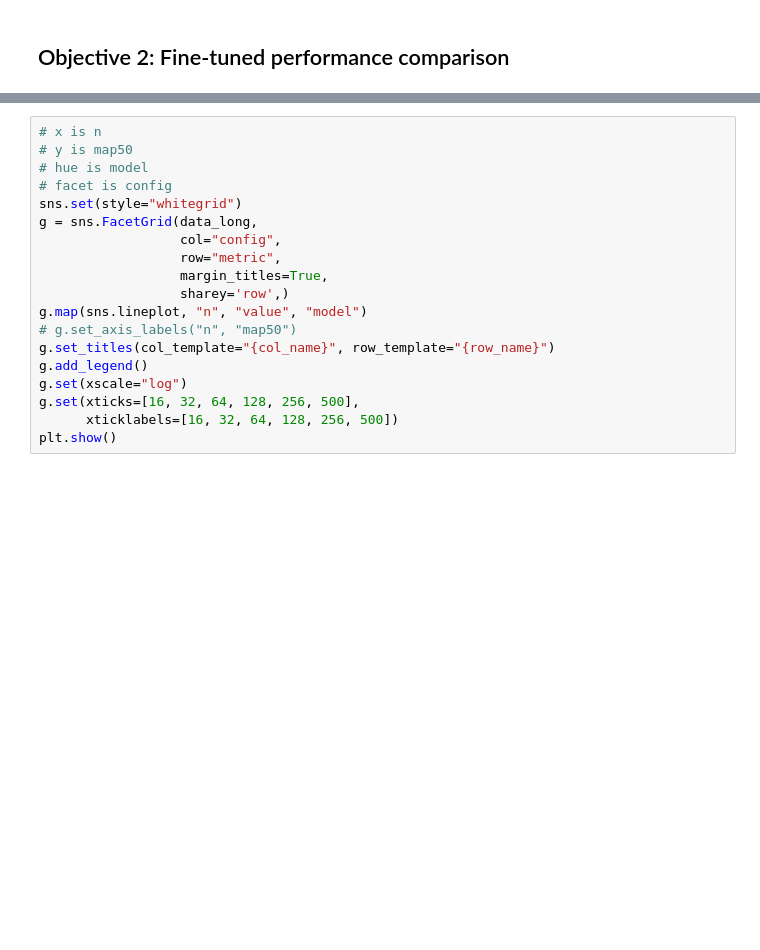
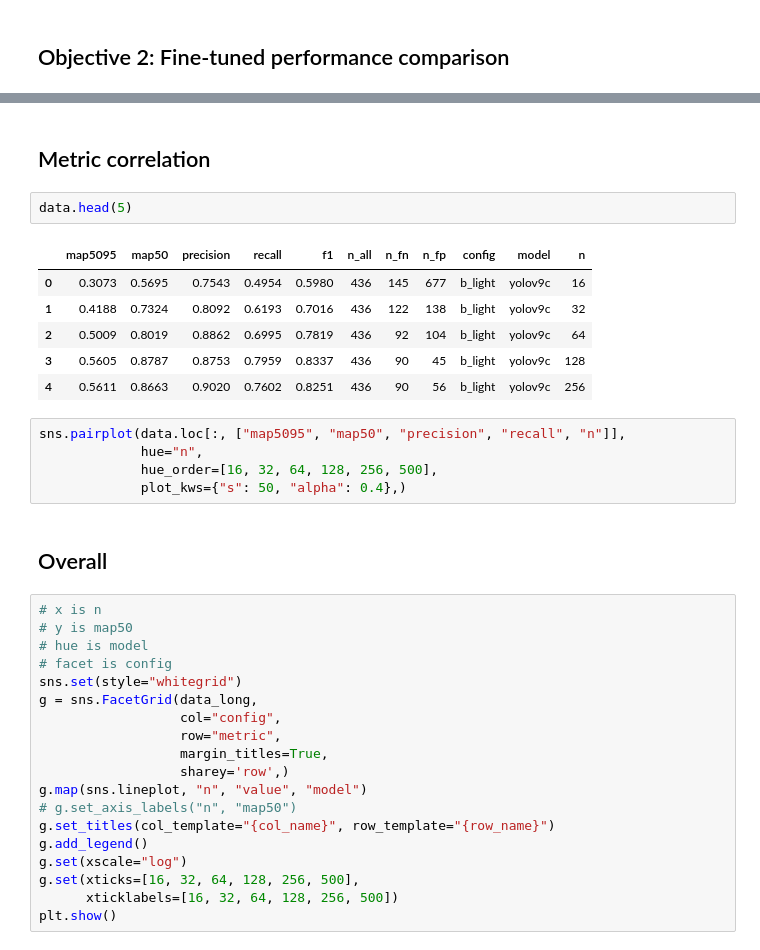
Before and after one commit to Niche-Squad/COLO, a Jupyter notebook: _3_evaluate.ipynb, the cells around one changed output, grey strips where cells are left out. Drawn from its saved outputs; the diff is of its cells as text; blank space fills up the shorter version.

```diff
--- a/_3_evaluate.ipynb
+++ b/_3_evaluate.ipynb
@@ -291,3 +308,21 @@ data_long
+# %% [markdown]
+## Metric correlation
+# %%
+data.head(5)
+# %% [output]
+|  | map5095 | map50 | precision | recall | f1 | n_all | n_fn | n_fp | config | model | n |
+| 0 | 0.3073 | 0.5695 | 0.7543 | 0.4954 | 0.5980 | 436 | 145 | 677 | b_light | yolov9c | 16 |
+| 1 | 0.4188 | 0.7324 | 0.8092 | 0.6193 | 0.7016 | 436 | 122 | 138 | b_light | yolov9c | 32 |
+| 2 | 0.5009 | 0.8019 | 0.8862 | 0.6995 | 0.7819 | 436 | 92 | 104 | b_light | yolov9c | 64 |
+| 3 | 0.5605 | 0.8787 | 0.8753 | 0.7959 | 0.8337 | 436 | 90 | 45 | b_light | yolov9c | 128 |
+| 4 | 0.5611 | 0.8663 | 0.9020 | 0.7602 | 0.8251 | 436 | 90 | 56 | b_light | yolov9c | 256 |
+# %%
+sns.pairplot(data.loc[:, ["map5095", "map50", "precision", "recall", "n"]],
+             hue="n",
+             hue_order=[16, 32, 64, 128, 256, 500],
+             plot_kws={"s": 50, "alpha": 0.4},)
+# %% [markdown]
+## Overall
 # %%
 # x is n
 # y is map50
```
Also changed, not shown: parts of 12 cells of this notebook.
